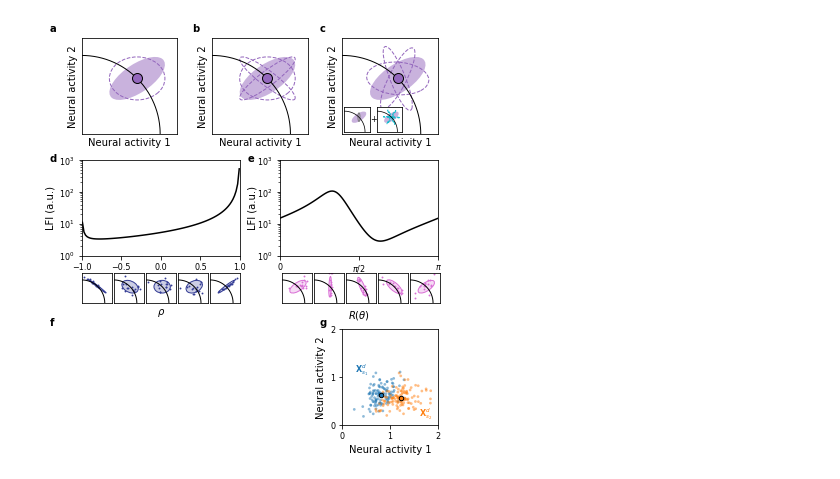
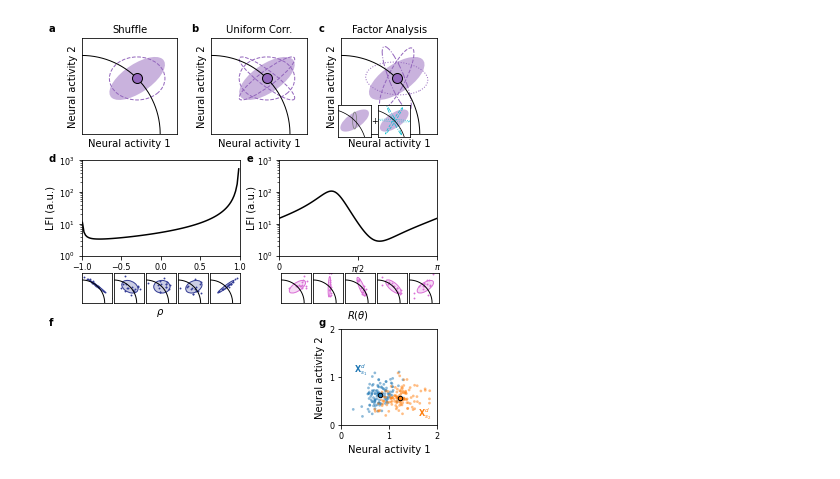
Before and after one commit to BouchardLab/noise_correlations, a Jupyter notebook: figures/figure2.ipynb, the cells around one changed output. Saved outputs shown, nothing was run; the diff lists cells and outputs as text; code cells hidden in the pictures.

```diff
--- a/figures/figure2.ipynb
+++ b/figures/figure2.ipynb
@@ -44,7 +44,7 @@ fig_y = 6
 figsize = (fig_x, fig_y)
 fig = plt.figure(figsize=figsize)
 
-le = .09
+le = .0925
 re = .01
 te = .015
 be = .07
@@ -85,9 +85,10 @@ plot_cov_ellipse(shuffle,
                  linewidth=dash_lw,
                  linestyle='--',
                  include_mu=False)
+shuffleax.set_title('Shuffle', size=ax_label_size)
 
 # Plot ucorr null model
-shuffleax = axes_top[1]
+ucax = axes_top[1]
 sigma = np.sqrt(np.diag(base))
 corrs = [-.9, 0, .9]
 for c in corrs:
@@ -97,13 +98,14 @@ for c in corrs:
     ucorr = mat * np.outer(sigma, sigma)
     plot_cov_ellipse(ucorr,
                      mu=center,
-                     ax=shuffleax,
+                     ax=ucax,
                      facecolor=mplego.colors.hex_to_rgb(ccycle[4], 0.0),
                      edgecolor=mplego.colors.hex_to_rgb(ccycle[4], 1.0),
                      n_std=0.5,
                      linewidth=dash_lw,
                      linestyle='--',
                      include_mu=False)
+ucax.set_title('Uniform Corr.', size=ax_label_size)
 
 # Plot factor analysis null model
 faax = axes_top[2]
@@ -123,7 +125,7 @@ rot2 = private + R2 @ shared @ R2.T
 rot3 = private + R3 @ shared @ R3.T
 
 # Plot three rotations
-for rot in [rot1, rot2, rot3]:
+for rot, st in zip([rot1, rot2, rot3], ['--', ':', '-.']):
     plot_cov_ellipse(rot,
                      mu=center,
                      ax=faax,
@@ -131,12 +133,13 @@ for rot in [rot1, rot2, rot3]:
                      edgecolor=mplego.colors.hex_to_rgb(ccycle[4], 1.0),
                      n_std=0.5,
                      linewidth=dash_lw,
-                     linestyle='--',
+                     linestyle=st,
                      include_mu=False)
+faax.set_title('Factor Analysis', size=ax_label_size)
 
-start_x = faax.get_position().xmin + (.005 * fig_y / fig_x)
-start_y = faax.get_position().ymin + .005
-size = .35
+start_x = faax.get_position().xmin - (.007 * fig_y / fig_x)
+start_y = faax.get_position().ymin - .007
+size = .45
 dx = .1
 inset0 = fig.add_axes([start_x, start_y, size / fig_x, size / fig_y])
 inset1 = fig.add_axes([start_x + (size + dx) / fig_x, start_y, size / fig_x, size / fig_y])
@@ -159,15 +162,15 @@ rot1 = np.diag(0.003 * np.ones(2)) + R1 @ shared @ R1.T
 rot2 = np.diag(0.003 * np.ones(2)) + R2 @ shared @ R2.T
 rot3 = np.diag(0.003 * np.ones(2)) + R3 @ shared @ R3.T
 # Plot three rotations
-for rot in [rot1, rot2, rot3]:
+for rot, st in zip([rot1, rot2, rot3], ['--', ':', '-.']):
     plot_cov_ellipse(rot,
                      mu=center,# + np.array([dx, 0]),
                      ax=inset1,
                      facecolor='none',
                      edgecolor=mplego.colors.hex_to_rgb(ccycle[9], 1.0),
                      n_std=0.5,
-                     linewidth=1.,
-                     linestyle='--',
+                     linewidth=.8,
+                     linestyle=st,
                      include_mu=False)
 # Plot private covariance ellipse
 plot_cov_ellipse(private,
@@ -176,14 +179,14 @@ plot_cov_ellipse(private,
                  facecolor='none',
                  edgecolor=mplego.colors.hex_to_rgb(ccycle[7], 1.0),
                  n_std=0.5,
-                 linewidth=1.,
+                 linewidth=.8,
                  linestyle='-',
                  include_mu=False)
 for ax in [inset0, inset1]:
     ax.set_xticks([])
     ax.set_yticks([])
-    ax.set_xlim([0., 1.22])
-    ax.set_ylim([0., 1.22])
+    ax.set_xlim([0.3, 1.1])
+    ax.set_ylim([0.3, 1.1])
     ax.plot(n1, n2,
             color='black',
             linewidth=.75)
@@ -357,31 +360,31 @@ for ax in axes_top:
                edgecolor='black',
                s=100,
                zorder=1000)
 
 
 xs = [.01, .37, .69]
 ys = [.98, .3]
 fig.text(xs[0], .68, 'd',
          size=letter_size,
          fontweight='bold')
 fig.text(.51, .68, 'e',
          size=letter_size,
          fontweight='bold')
 lets = ['a', 'b', 'c', 'f', '', 'g']
 c = 0
 for ii in range(2):
     for jj in range(3):
         fig.text(xs[jj], ys[ii], lets[c],
                  size=letter_size,
                  fontweight='bold')
         c += 1
 for ax in axes_top + axes_mid + axes_bottom:
     ax.tick_params(labelsize=tick_label_size)
 
 axes_bottom[0].axis('off')
 axes_bottom[1].axis('off')
 
 plt.savefig('figure2.pdf', dpi=300)
 plt.savefig('figure2.jpg', dpi=300)
 # %% [output]
-[figure, old version]
+[figure, new version]
```
Also changed, not shown: parts of 1 cell of this notebook.
